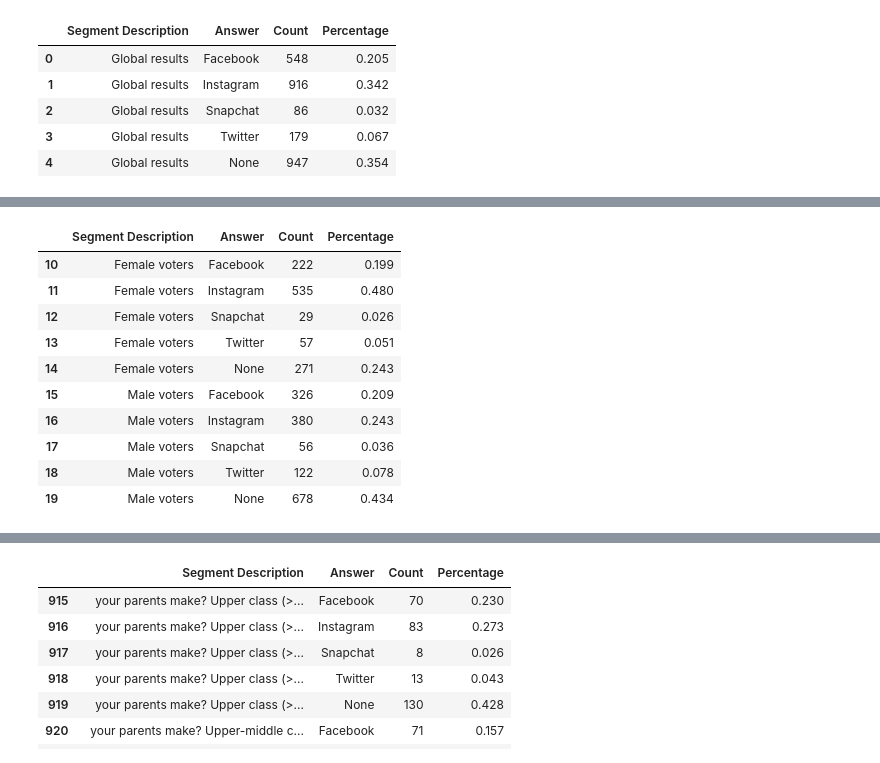
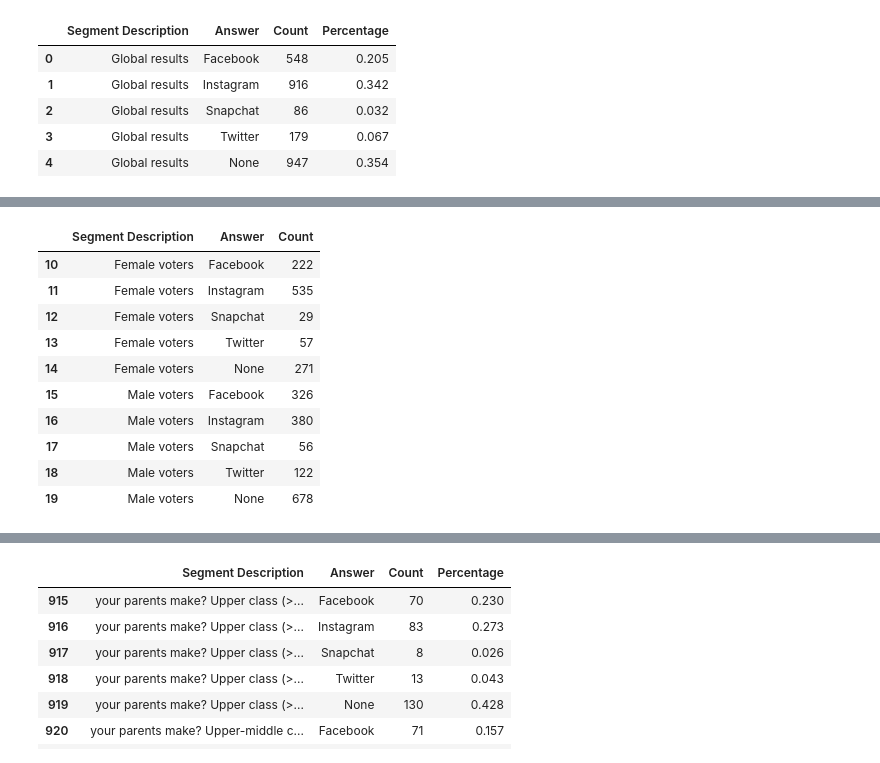
Before and after one commit to sthurstone/Return-Rate-Researchers---Project-I, a Jupyter notebook: social_influence_analysis.ipynb, the cells around one changed output, grey strips where cells are left out. Saved outputs shown, nothing was run; the diff lists cells and outputs as text; code cells hidden in the pictures.

```diff
--- a/social_influence_analysis.ipynb
+++ b/social_influence_analysis.ipynb
@@ -66,16 +76,16 @@ overview_df
 # %%
 # by gender - f/m
-gender_df = pd.DataFrame(initial_data.iloc[10:20, :])
+gender_df = pd.DataFrame(initial_data.iloc[10:20, :3])
 gender_df
 # %% [output]
-|  | Segment Description | Answer | Count | Percentage |
-| 10 | Female voters | Facebook | 222 | 0.199 |
-| 11 | Female voters | Instagram | 535 | 0.480 |
-| 12 | Female voters | Snapchat | 29 | 0.026 |
-| 13 | Female voters | Twitter | 57 | 0.051 |
-| 14 | Female voters | None | 271 | 0.243 |
-| 15 | Male voters | Facebook | 326 | 0.209 |
-| 16 | Male voters | Instagram | 380 | 0.243 |
-| 17 | Male voters | Snapchat | 56 | 0.036 |
-| 18 | Male voters | Twitter | 122 | 0.078 |
-| 19 | Male voters | None | 678 | 0.434 |
+|  | Segment Description | Answer | Count |
+| 10 | Female voters | Facebook | 222 |
+| 11 | Female voters | Instagram | 535 |
+| 12 | Female voters | Snapchat | 29 |
+| 13 | Female voters | Twitter | 57 |
+| 14 | Female voters | None | 271 |
+| 15 | Male voters | Facebook | 326 |
+| 16 | Male voters | Instagram | 380 |
+| 17 | Male voters | Snapchat | 56 |
+| 18 | Male voters | Twitter | 122 |
+| 19 | Male voters | None | 678 |
```
Also changed, not shown: parts of 7 cells of this notebook.
